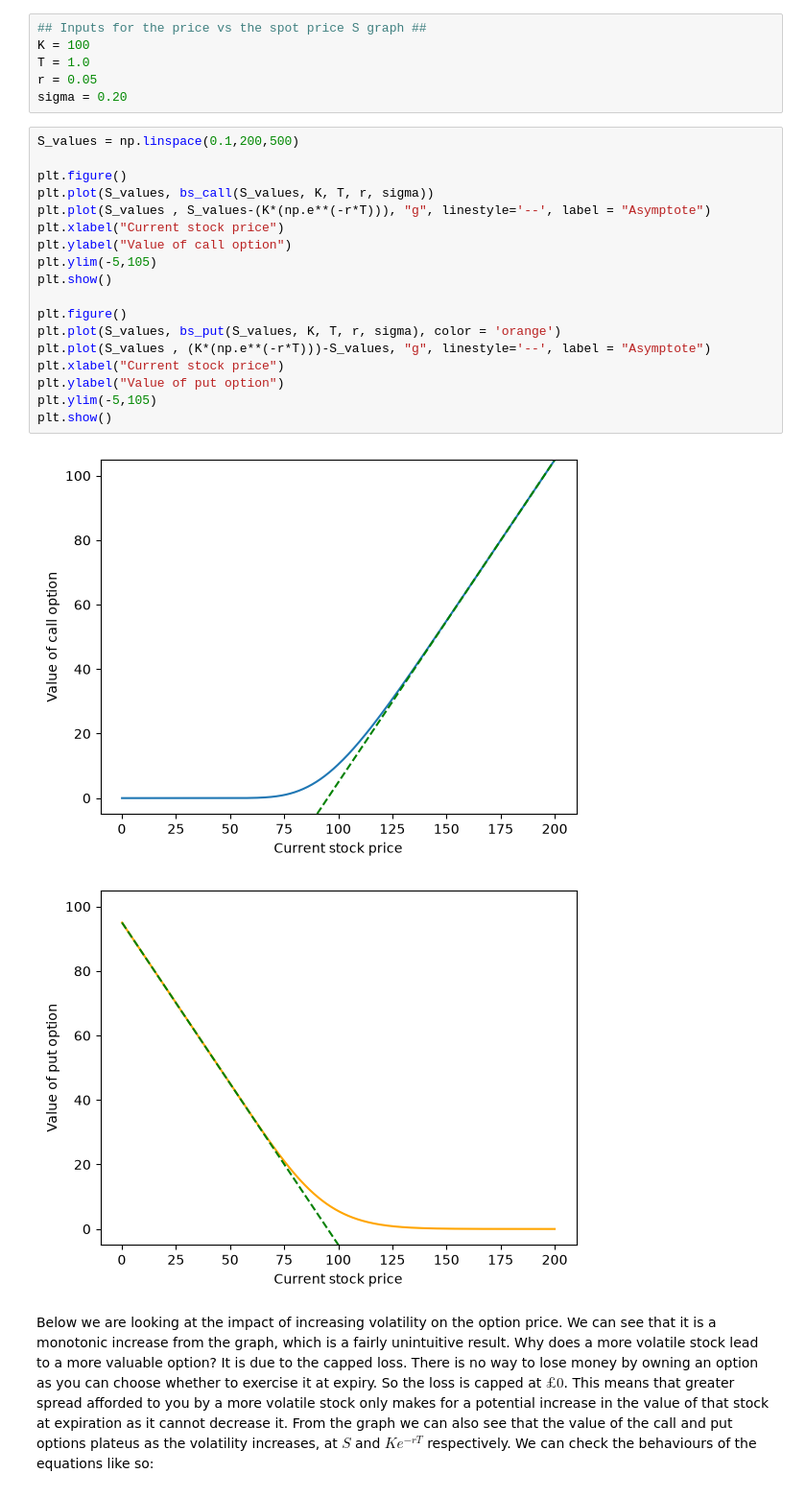
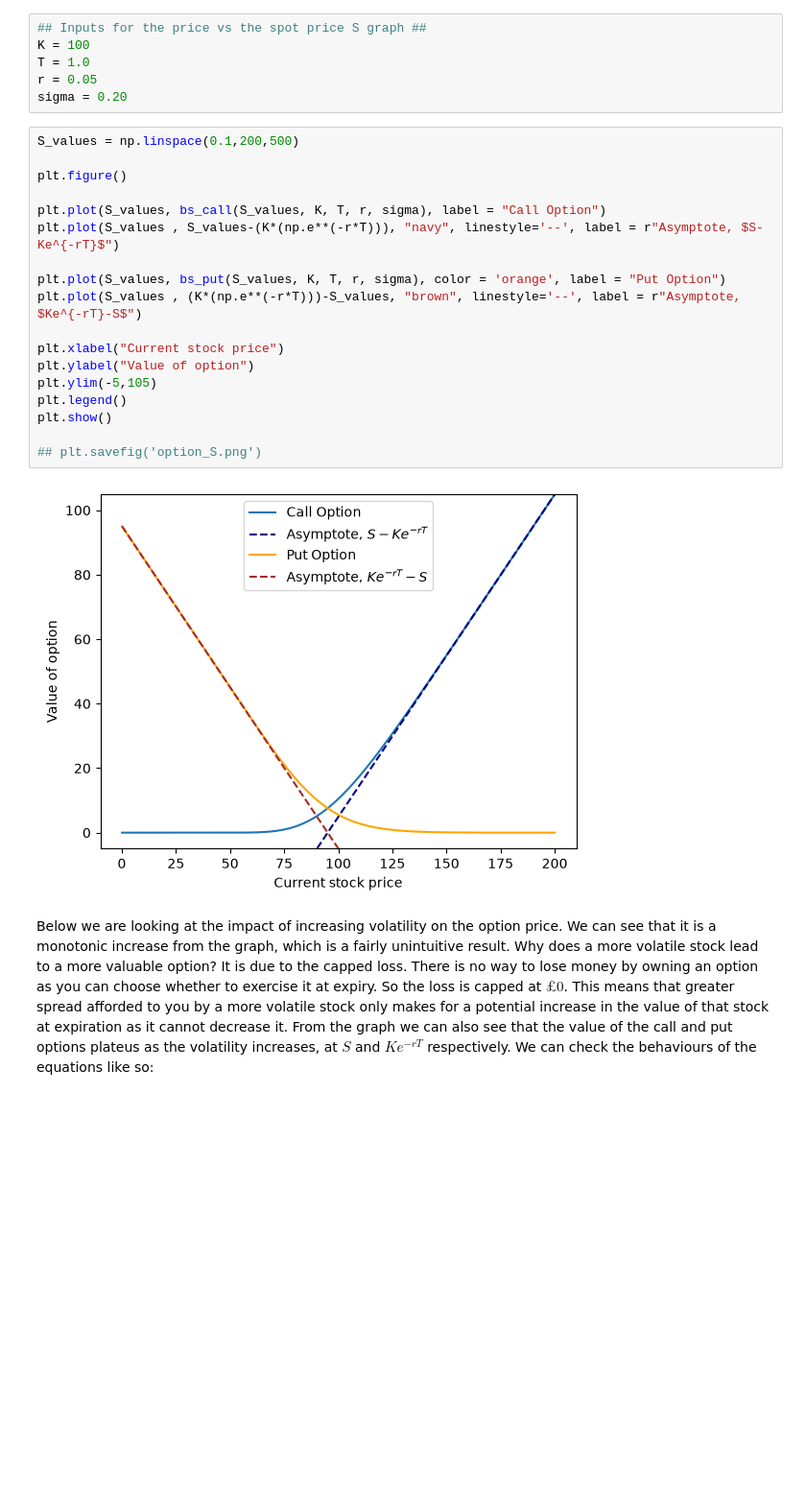
Before and after one commit to Enthus3d/options-pricing, a Jupyter notebook: notebooks/analytical_pricer.ipynb, the cells around one changed output. Shown at 96% size. Drawn from its saved outputs; the diff is of its cells as text; blank space fills up the shorter version.

```diff
--- a/notebooks/analytical_pricer.ipynb
+++ b/notebooks/analytical_pricer.ipynb
@@ -76,22 +76,21 @@ sigma = 0.20
 # %%
 S_values = np.linspace(0.1,200,500)
 
 plt.figure()
-plt.plot(S_values, bs_call(S_values, K, T, r, sigma))
-plt.plot(S_values , S_values-(K*(np.e**(-r*T))), "g", linestyle='--', label = "Asymptote")
+
+plt.plot(S_values, bs_call(S_values, K, T, r, sigma), label = "Call Option")
+plt.plot(S_values , S_values-(K*(np.e**(-r*T))), "navy", linestyle='--', label = r"Asymptote, $S-Ke^{-rT}$")
+
+plt.plot(S_values, bs_put(S_values, K, T, r, sigma), color = 'orange', label = "Put Option")
+plt.plot(S_values , (K*(np.e**(-r*T)))-S_values, "brown", linestyle='--', label = r"Asymptote, $Ke^{-rT}-S$")
+
 plt.xlabel("Current stock price")
-plt.ylabel("Value of call option")
+plt.ylabel("Value of option")
 plt.ylim(-5,105)
+plt.legend()
 plt.show()
 
-plt.figure()
-plt.plot(S_values, bs_put(S_values, K, T, r, sigma), color = 'orange')
-plt.plot(S_values , (K*(np.e**(-r*T)))-S_values, "g", linestyle='--', label = "Asymptote")
-plt.xlabel("Current stock price")
-plt.ylabel("Value of put option")
-plt.ylim(-5,105)
-plt.show()
+## plt.savefig('option_S.png')
 # %% [output]
-[figure, old version]
+[figure, new version]
-[figure, removed]
 # %% [markdown]
```
Also changed, not shown: parts of 2 cells of this notebook, 5 other files.
